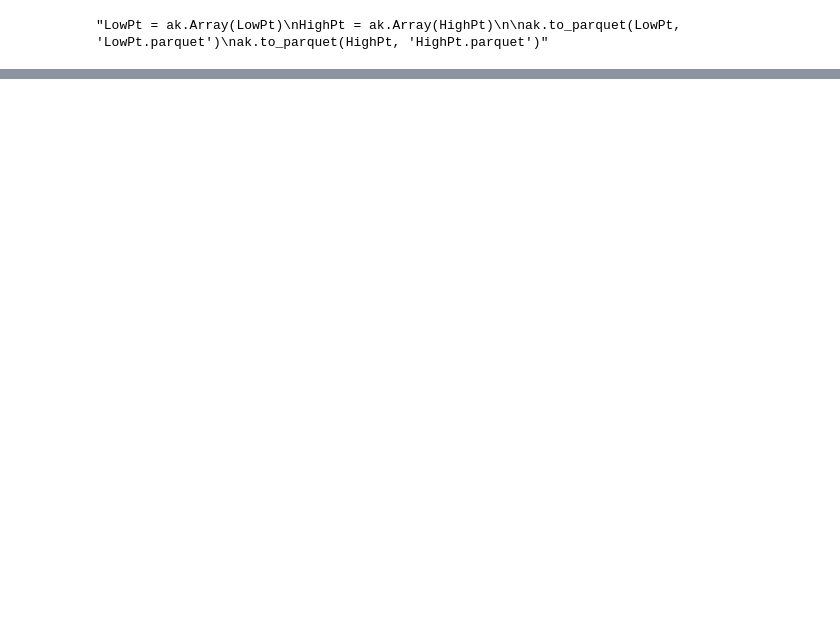
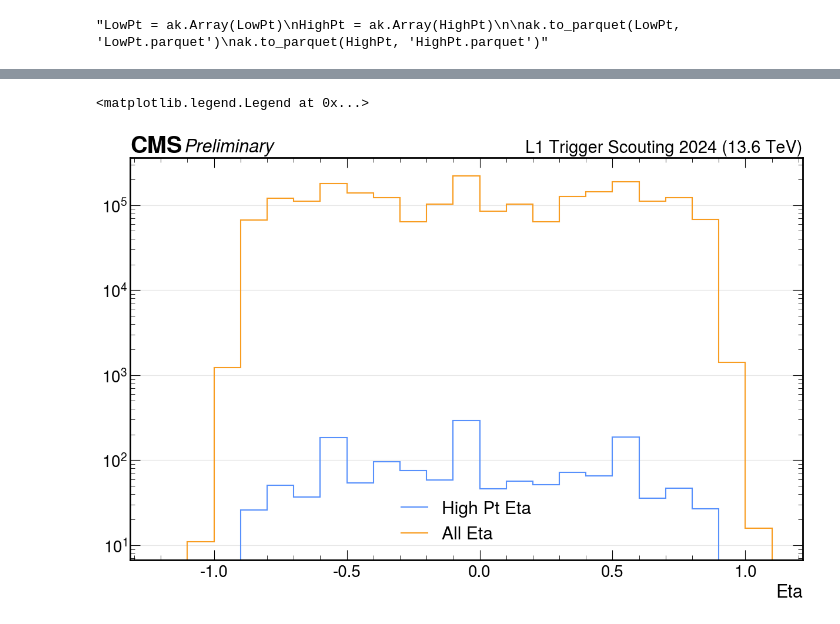
Before and after one commit to francescoreschio/Tesi-Triennale, a Jupyter notebook: Codice/DeltaRDef.ipynb, the cells around one changed output, grey strips where cells are left out. Saved outputs shown, nothing was run; the diff lists cells and outputs as text; code cells hidden in the pictures; blank space fills up the shorter version.

```diff
--- a/Codice/DeltaRDef.ipynb
+++ b/Codice/DeltaRDef.ipynb
@@ -668 +665,30 @@ ax2.scatter([12.5, 13.5, 14.5, 15.5], QualRatio, label="Ratio", color="red")
+# %%
+GmtEta = ak.flatten(GmtEta)
+
+binsDup = np.array(np.arange(-1.2, 1.2, 0.1))
+
+EtaDup_Hist = hist.Hist(hist.axis.Variable(binsDup, name="Eta", ))
+AllEta_Hist = hist.Hist(hist.axis.Variable(binsDup, name="AllEta", ))
+
+EtaDup_Hist.fill(Eta=EtaDup)
+AllEta_Hist.fill(AllEta=GmtEta)
+
+fig, ax = plt.subplots(figsize=(12, 8), constrained_layout=True)
+set_label_font(ax, FONTSIZE)
+set_tick_font(ax, FONTSIZE-2)
+draw_grid(ax, axis="y")
+draw_cms_label(ax, fontsize= FONTSIZE, rlabel="L1 Trigger Scouting 2024 (13.6 TeV)")
+
+
+hep.histplot(EtaDup_Hist, label = "High Pt Eta", ax=ax, yerr = False)
+hep.histplot(AllEta_Hist, label = "All Eta", ax=ax, yerr = False)
+
+ax.set_yscale('log')
+#ax.set_xlabel("Quality")
+#ax.set_ylabel("Events")
+
+ax.legend()
+# %% [output]
+<matplotlib.legend.Legend at 0x...>
+[figure, added]
 # %%
```
Also changed, not shown: parts of 12 cells of this notebook, 2 other files.
